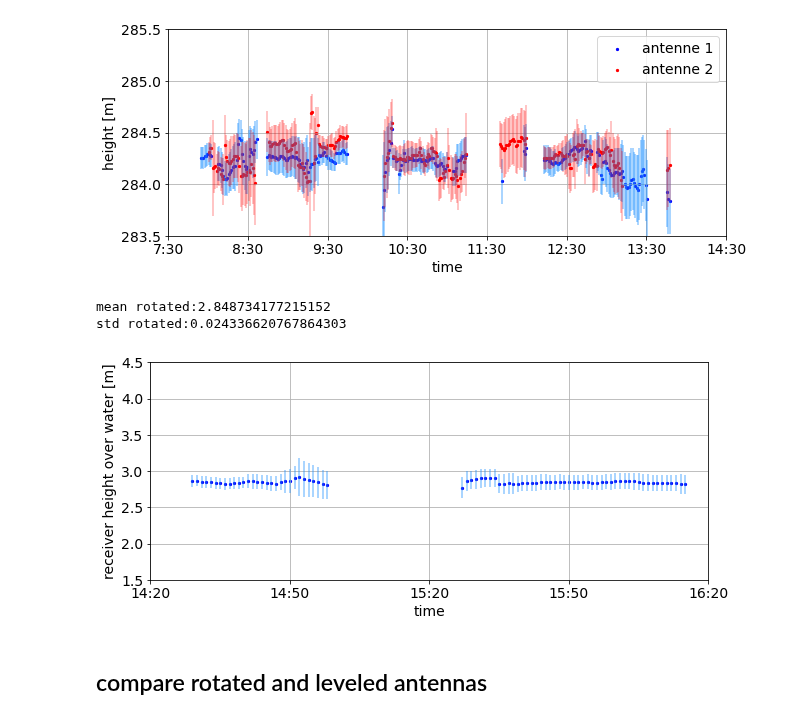
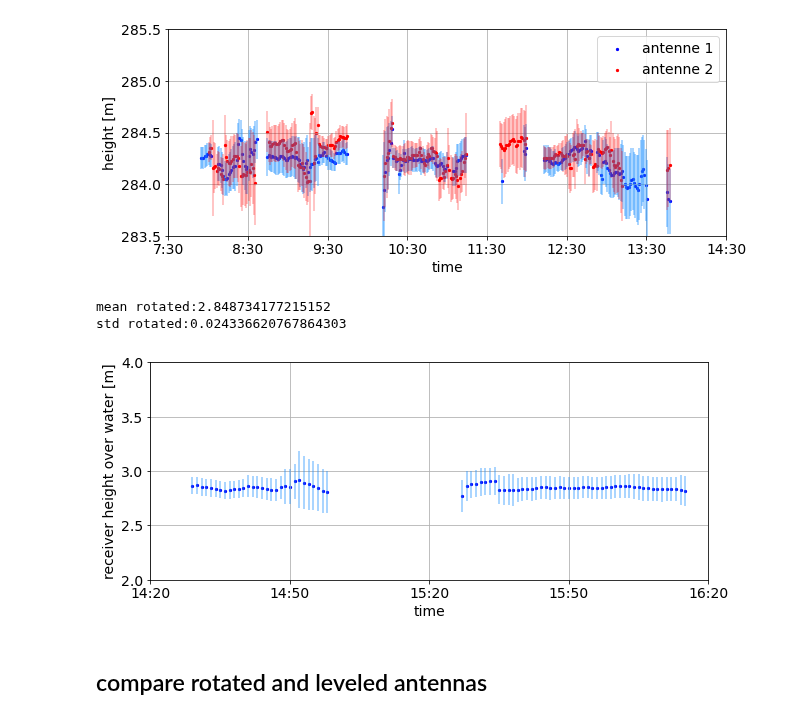
Before and after one commit to ziqing97/gnss_ir_analyze, a Jupyter notebook: src/plot_timeserie.ipynb, the cells around one changed output. Drawn from its saved outputs; the diff is of its cells as text; code cells hidden in the pictures.

```diff
--- a/src/plot_timeserie.ipynb
+++ b/src/plot_timeserie.ipynb
@@ -301,35 +301,35 @@ for i in range(1,5):
     tticklist.append(tticklist[i-1]+timedelta(minutes=30))
 
 ts_0216 = ts_dict['ts']['0216_r']
 ts_uc_0216 = ts_dict['uc_ts']['0216_r']
 
 time_rotate = list(ts_0216.keys())
 height_rotate = list(ts_0216.values())
 
 fig,ax = plt.subplots()
 fig.set_size_inches(10,4)
 ax.errorbar (time_rotate, height_rotate, yerr=list(ts_uc_0216.values()), ls='', color='dodgerblue', fillstyle='full',alpha=0.5)
 ax.scatter(time_rotate,height_rotate, s=5, color='blue')
 #ax.set_title('Water level measured from rotated antenna on 16 February')
-ax.set_ylim([1.50,4.50])
+ax.set_ylim([2,4])
 ax.set_xlim([tticklist[0],tticklist[-1]])
 ax.grid()
 ax.set_xticks(tticklist)
 #ax.set_yticks([2.50,2.70,2.90,3.10,3.30,3.50])
 #ax.set_yticklabels(['2.50','2.70','2.90','3.10','3.30','3.50'])
 ax.set_xticklabels(['14:20','14:50','15:20','15:50','16:20'])
 ax.set_xlabel('time')
 ax.set_ylabel('receiver height over water [m]')
 fig.savefig('../../write/bilder/kapitel4/ts_0216_rotate.png',bbox_inches='tight')
 
 mean_rotated = np.nanmean(height_rotate)
 std_rotated = np.nanstd(height_rotate)
 print(f'mean rotated:{mean_rotated}')
 print(f'std rotated:{std_rotated}')
 # %% [output]
 mean rotated:2.848734177215152
 std rotated:0.024336620767864303
-[figure, old version]
+[figure, new version]
 # %% [markdown]
 ## compare rotated and leveled antennas
 # %%
```
Also changed, not shown: parts of 3 cells of this notebook, 5 other files.
